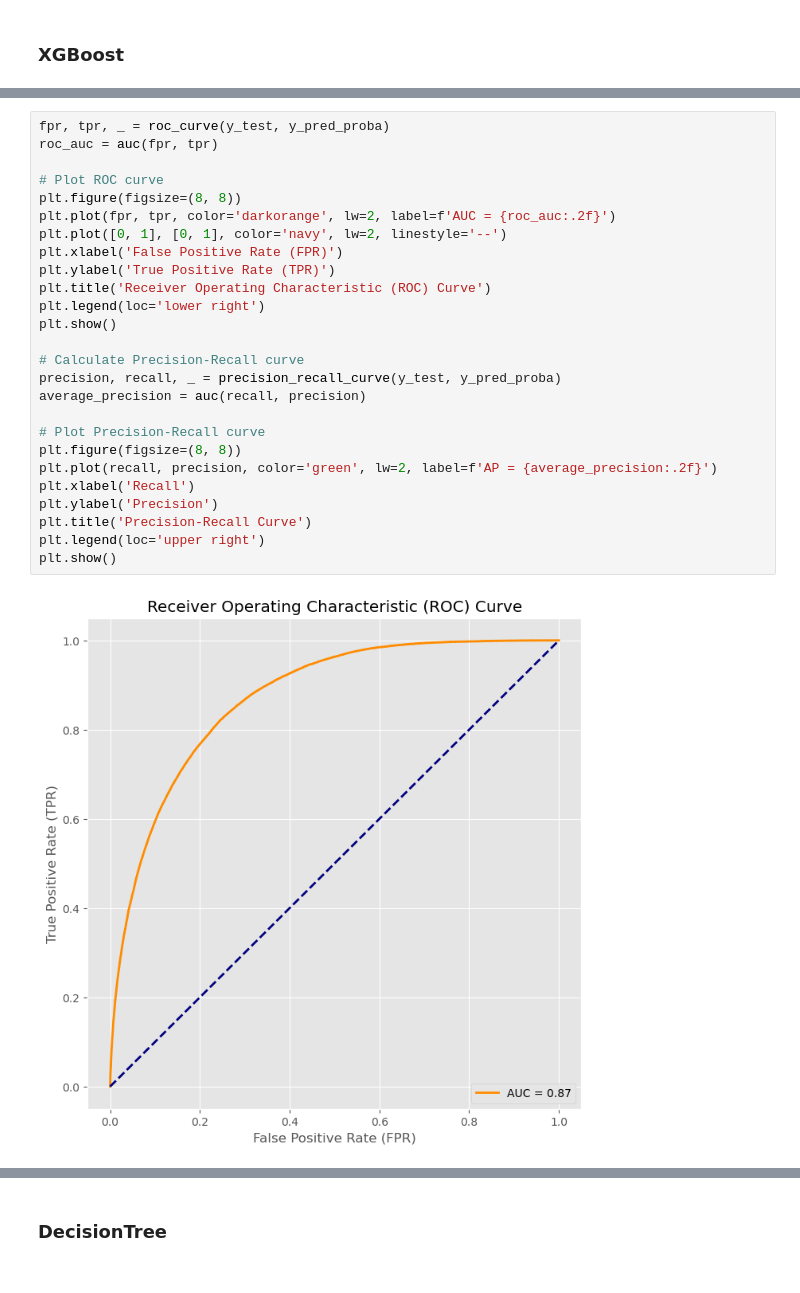
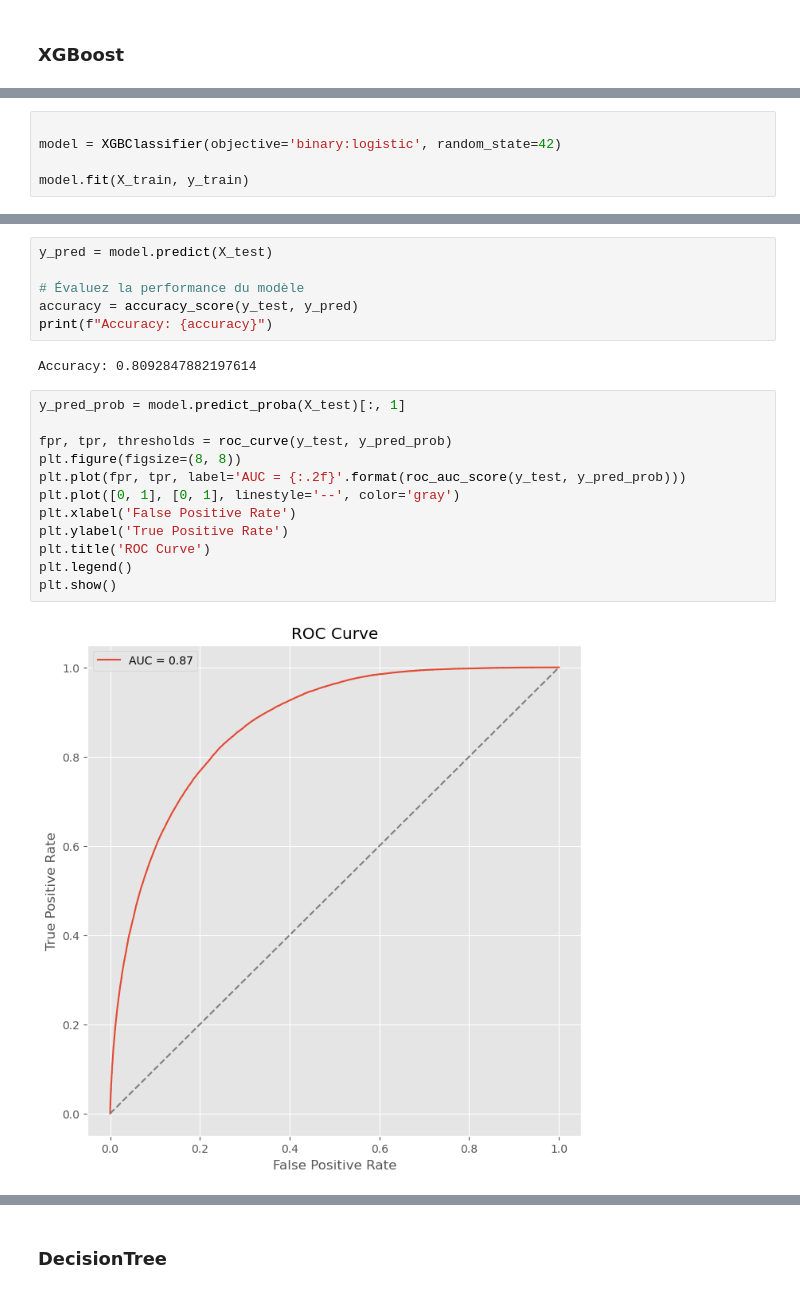
Before and after one commit to Mawbhe/Predicting-hospital-admission, a Jupyter notebook: main.ipynb, the cells around one changed output, grey strips where cells are left out. Cells and saved outputs as stored; diff of their text form.

Commit message:
finished building models

```diff
--- a/main.ipynb
+++ b/main.ipynb
@@ -809,0 +779,5 @@ AUC-ROC: 0.8719239886883066
+# %%
+
+model = XGBClassifier(objective='binary:logistic', random_state=42)
+
+model.fit(X_train, y_train)
@@ -810,28 +796,22 @@ AUC-ROC: 0.8719239886883066
+# %%
+y_pred = model.predict(X_test)
+
+# Évaluez la performance du modèle
+accuracy = accuracy_score(y_test, y_pred)
+print(f"Accuracy: {accuracy}")
+# %% [output]
+Accuracy: 0.8092847882197614
 # %%
-fpr, tpr, _ = roc_curve(y_test, y_pred_proba)
-roc_auc = auc(fpr, tpr)
+y_pred_prob = model.predict_proba(X_test)[:, 1]
 
-# Plot ROC curve
+fpr, tpr, thresholds = roc_curve(y_test, y_pred_prob)
 plt.figure(figsize=(8, 8))
-plt.plot(fpr, tpr, color='darkorange', lw=2, label=f'AUC = {roc_auc:.2f}')
-plt.plot([0, 1], [0, 1], color='navy', lw=2, linestyle='--')
-plt.xlabel('False Positive Rate (FPR)')
-plt.ylabel('True Positive Rate (TPR)')
-plt.title('Receiver Operating Characteristic (ROC) Curve')
-plt.legend(loc='lower right')
+plt.plot(fpr, tpr, label='AUC = {:.2f}'.format(roc_auc_score(y_test, y_pred_prob)))
+plt.plot([0, 1], [0, 1], linestyle='--', color='gray')
+plt.xlabel('False Positive Rate')
+plt.ylabel('True Positive Rate')
+plt.title('ROC Curve')
+plt.legend()
 plt.show()
-
-# Calculate Precision-Recall curve
-precision, recall, _ = precision_recall_curve(y_test, y_pred_proba)
-average_precision = auc(recall, precision)
-
-# Plot Precision-Recall curve
-plt.figure(figsize=(8, 8))
-plt.plot(recall, precision, color='green', lw=2, label=f'AP = {average_precision:.2f}')
-plt.xlabel('Recall')
-plt.ylabel('Precision')
-plt.title('Precision-Recall Curve')
-plt.legend(loc='upper right')
-plt.show()
 # %% [output]
-[figure, old version]
+[figure, new version]
```
Also changed, not shown: parts of 20 cells of this notebook.
